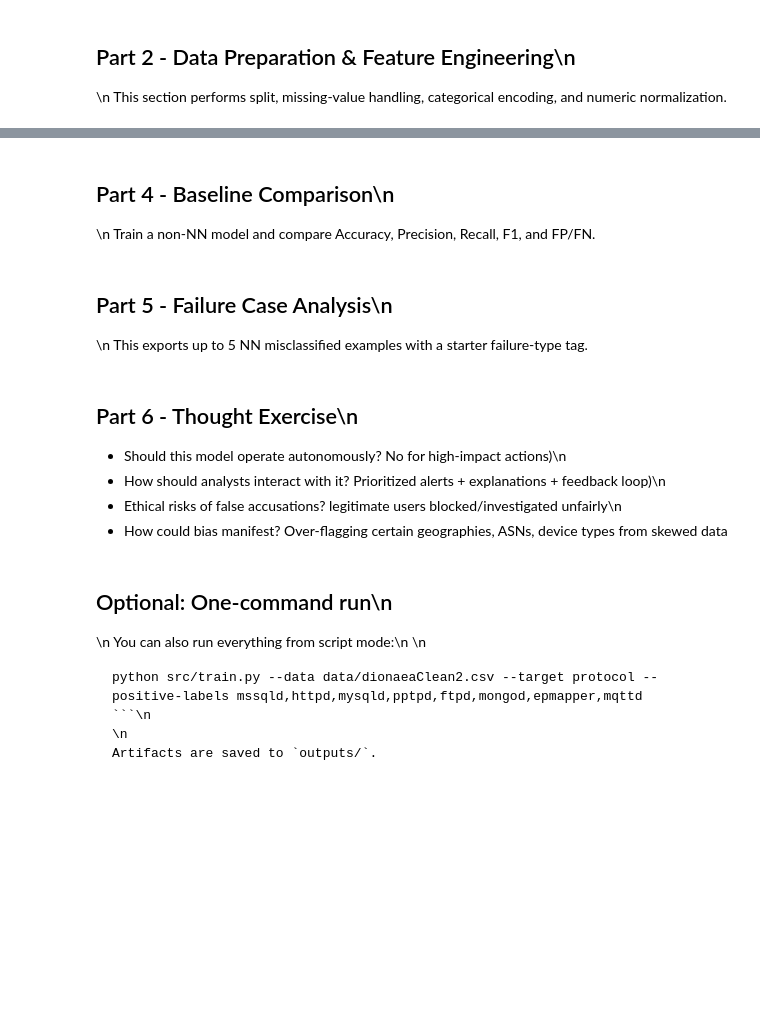
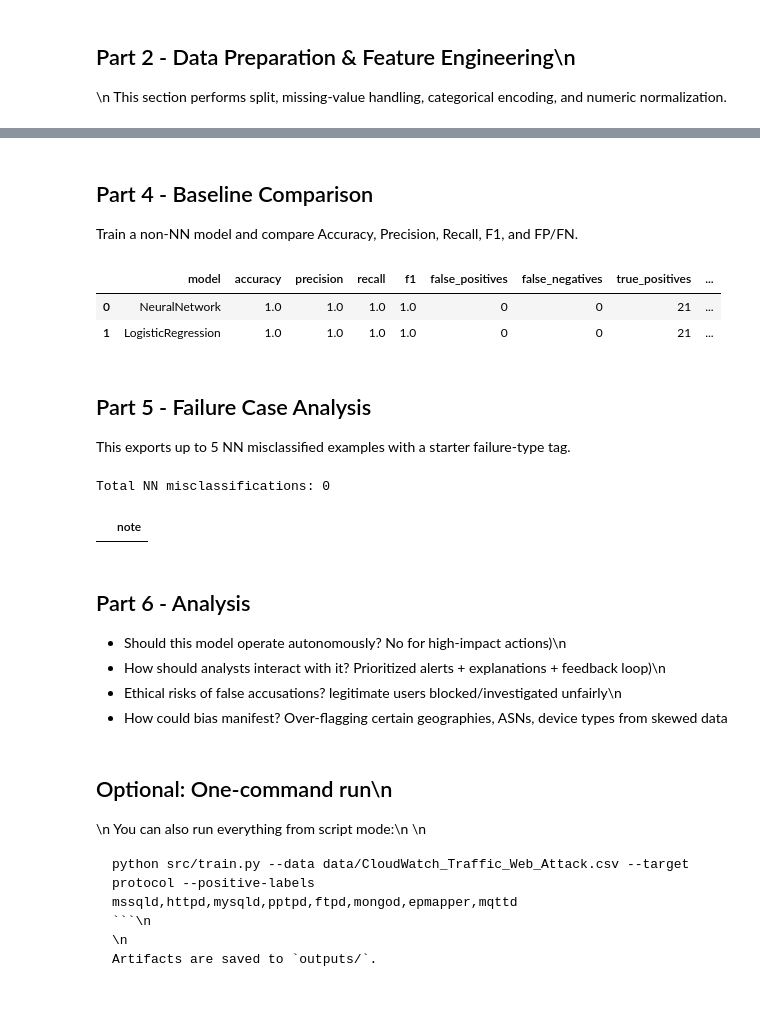
Before and after one commit to Adrian609/cloudwatch-intrusion-detector, a Jupyter notebook: notebooks/intrusion_detector.ipynb, the cells around one changed output, grey strips where cells are left out. Cells and saved outputs as stored; diff of their text form; code cells hidden in the pictures; blank space fills up the shorter version.

````diff
--- a/notebooks/intrusion_detector.ipynb
+++ b/notebooks/intrusion_detector.ipynb
@@ -130,5 +192,5 @@ plt.show()\n
 # %%
-nn_probs = predict_torch_probs(nn_model, np.asarray(X_test_t, dtype=np.float32))\n
-nn_preds = (nn_probs >= 0.5).astype(int)\n
-nn_metrics = compute_metrics(np.asarray(y_test), nn_preds)\n
-nn_metrics\n
+nn_probs = predict_torch_probs(nn_model, np.asarray(X_test_t, dtype=np.float32))
+nn_preds = (nn_probs >= 0.5).astype(int)
+nn_metrics = compute_metrics(np.asarray(y_test), nn_preds)
+nn_metrics
@@ -135,39 +206,46 @@ nn_metrics\n
 # %% [markdown]
-## Part 4 - Baseline Comparison\n
-\n
+## Part 4 - Baseline Comparison
+
 Train a non-NN model and compare Accuracy, Precision, Recall, F1, and FP/FN.
 # %%
-baseline = LogisticRegression(max_iter=3000, class_weight='balanced')\n
-baseline.fit(X_train_t, np.asarray(y_train))\n
-\n
-base_probs = baseline.predict_proba(X_test_t)[:, 1]\n
-base_preds = (base_probs >= 0.5).astype(int)\n
-base_metrics = compute_metrics(np.asarray(y_test), base_preds)\n
-\n
-comparison = pd.DataFrame([\n
-    {'model': 'NeuralNetwork', **nn_metrics},\n
-    {'model': 'LogisticRegression', **base_metrics},\n
-])\n
-comparison\n
+baseline = LogisticRegression(max_iter=3000, class_weight='balanced')
+baseline.fit(X_train_t, np.asarray(y_train))
+
+base_probs = baseline.predict_proba(X_test_t)[:, 1]
+base_preds = (base_probs >= 0.5).astype(int)
+base_metrics = compute_metrics(np.asarray(y_test), base_preds)
+
+comparison = pd.DataFrame([
+    {'model': 'NeuralNetwork', **nn_metrics},
+    {'model': 'LogisticRegression', **base_metrics},
+])
+comparison
+# %% [output]
+|  | model | accuracy | precision | recall | f1 | false_positives | false_negatives | true_positives | ... |
+| 0 | NeuralNetwork | 1.0 | 1.0 | 1.0 | 1.0 | 0 | 0 | 21 | ... |
+| 1 | LogisticRegression | 1.0 | 1.0 | 1.0 | 1.0 | 0 | 0 | 21 | ... |
 # %% [markdown]
-## Part 5 - Failure Case Analysis\n
-\n
+## Part 5 - Failure Case Analysis
+
 This exports up to 5 NN misclassified examples with a starter failure-type tag.
 # %%
-fail_path = ROOT / 'outputs' / 'failure_cases_notebook.csv'\n
-fail_path.parent.mkdir(parents=True, exist_ok=True)\n
-mis_total = export_failure_cases(\n
-    X_test_raw=X_test,\n
-    y_true=np.asarray(y_test),\n
-    y_pred=nn_preds,\n
-    y_prob=nn_probs,\n
-    output_csv=fail_path,\n
-    max_rows=5,\n
-)\n
-print(f'Total NN misclassifications: {mis_total}')\n
-pd.read_csv(fail_path).head(5)\n
+fail_path = ROOT / 'outputs' / 'failure_cases_notebook.csv'
+fail_path.parent.mkdir(parents=True, exist_ok=True)
+mis_total = export_failure_cases(
+    X_test_raw=X_test,
+    y_true=np.asarray(y_test),
+    y_pred=nn_preds,
+    y_prob=nn_probs,
+    output_csv=fail_path,
+    max_rows=5,
+)
+print(f'Total NN misclassifications: {mis_total}')
+pd.read_csv(fail_path).head(5)
+# %% [output]
+Total NN misclassifications: 0
+|  | note |
 # %% [markdown]
-## Part 6 - Thought Exercise\n
+## Part 6 - Analysis
 - Should this model operate autonomously? No for high-impact actions)\n
 - How should analysts interact with it? Prioritized alerts + explanations + feedback loop)\n
 - Ethical risks of false accusations? legitimate users blocked/investigated unfairly\n
@@ -178,7 +256,7 @@ pd.read_csv(fail_path).head(5)\n
 You can also run everything from script mode:\n
 \n
 ```bash\n
-python src/train.py --data data/dionaeaClean2.csv --target protocol --positive-labels mssqld,httpd,mysqld,pptpd,ftpd,mongod,epmapper,mqttd
+python src/train.py --data data/CloudWatch_Traffic_Web_Attack.csv --target protocol --positive-labels mssqld,httpd,mysqld,pptpd,ftpd,mongod,epmapper,mqttd
 ```\n
 \n
 Artifacts are saved to `outputs/`.
````
Also changed, not shown: parts of 9 cells of this notebook.
